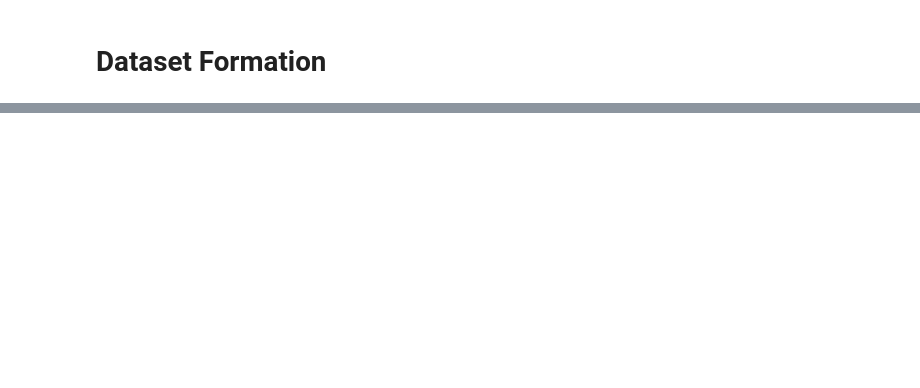
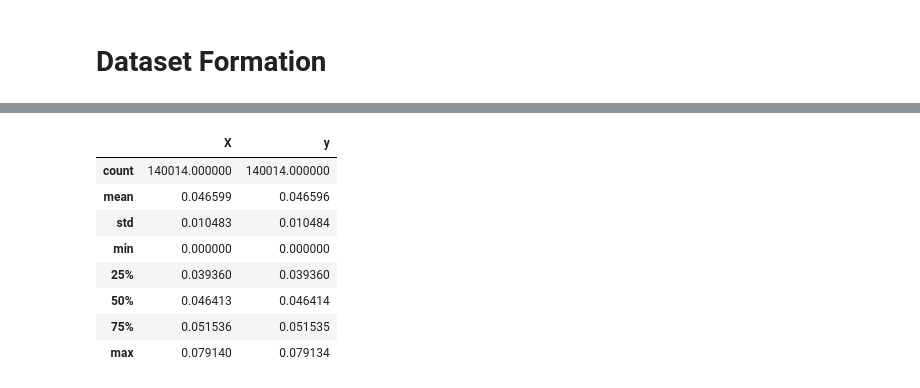
Before and after one commit to lucasmatnibezerra/FailedDetectionCloud, a Jupyter notebook: 5g3e-dataset-join.ipynb, the cells around one changed output, grey strips where cells are left out. Cells and saved outputs as stored; diff of their text form; code cells hidden in the pictures; blank space fills up the shorter version.

```diff
--- a/5g3e-dataset-join.ipynb
+++ b/5g3e-dataset-join.ipynb
@@ -125,0 +216,12 @@ global_coreset_df.to_excel("Server_1_Training_Sets/node_load1.xlsx", index=False
+# %%
+dataset.describe()
+# %% [output]
+|  | X | y |
+| count | 140014.000000 | 140014.000000 |
+| mean | 0.046599 | 0.046596 |
+| std | 0.010483 | 0.010484 |
+| min | 0.000000 | 0.000000 |
+| 25% | 0.039360 | 0.039360 |
+| 50% | 0.046413 | 0.046414 |
+| 75% | 0.051536 | 0.051535 |
+| max | 0.079140 | 0.079134 |
```
Also changed, not shown: parts of 10 cells of this notebook, 1 other file.
